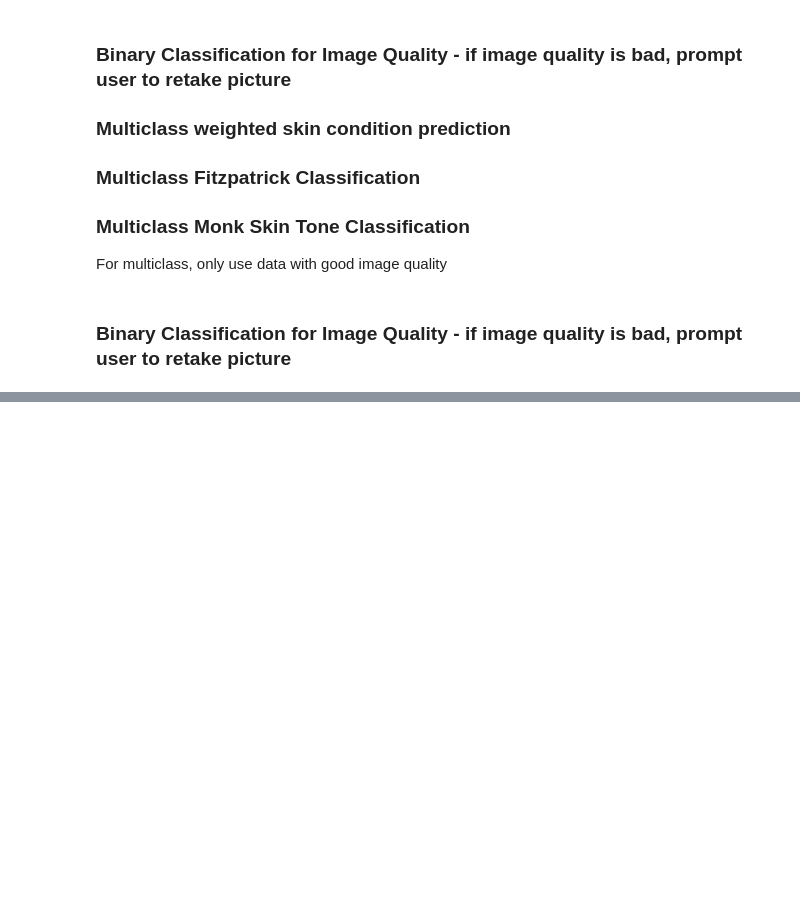
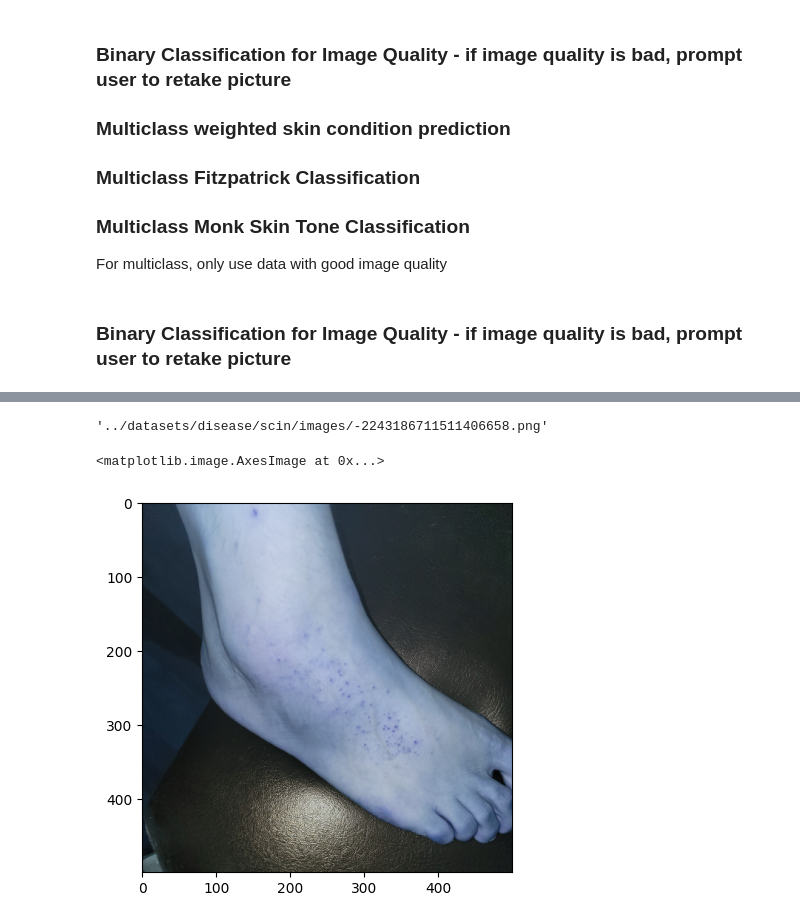
Before and after one commit to mberghouse/SkinScanner, a Jupyter notebook: src/initial_preprocessing_and_training.ipynb, the cells around one changed output, grey strips where cells are left out. Saved outputs shown, nothing was run; the diff lists cells and outputs as text; code cells hidden in the pictures; blank space fills up the shorter version.

```diff
--- a/src/initial_preprocessing_and_training.ipynb
+++ b/src/initial_preprocessing_and_training.ipynb
@@ -1083,0 +1099,8 @@ meta = pd.read_csv(base+'GroundTruth.csv')
+# %%
+good_index=[]
+for i in range(len(meta)):
+    grade=meta.dermatologist_gradable_for_skin_condition_1[i]
+    if 'INSUFFICIENT' in grade:
+        print(i, grade)
+    else:
+        good_index.append(i)
@@ -1083,0 +1129,7 @@ meta = pd.read_csv(base+'GroundTruth.csv')
+# %%
+meta2 = pd.read_csv(base+'scin_cases.csv')
+good_cases = meta.case_id[good_index]
+good_cases2 = meta2.image_1_path[good_index]
+file_paths=[]
+for i in range(len(good_index)):
+    file_paths.append(base+'images/'+str(good_cases2.iloc[i][15:]))
@@ -1083,0 +1156,26 @@ meta = pd.read_csv(base+'GroundTruth.csv')
+# %%
+file_paths.pop(160)
+# %% [output]
+'../datasets/disease/scin/images/-2243186711511406658.png'
+# %%
+from joblib import Parallel, delayed
+import cv2
+import numpy as np
+
+def process_image(i, file_paths):
+    im = cv2.resize(cv2.imread(file_paths[i]), [500, 500], interpolation=cv2.INTER_LANCZOS4)
+    im = (im - np.nanmin(im)) / (np.nanmax(im) - np.nanmin(im))
+    im = np.nan_to_num(im)
+    return im
+
+images = np.zeros([len(file_paths), 500, 500, 3])
+
+results = Parallel(n_jobs=16)(delayed(process_image)(i, file_paths) for i in range(len(file_paths)))
+
+for i, im in enumerate(results):
+    images[i] = im
+# %%
+plt.imshow(images[0])
+# %% [output]
+<matplotlib.image.AxesImage at 0x...>
+[figure, added]
```
Also changed, not shown: parts of 17 cells of this notebook, 3 other files.
